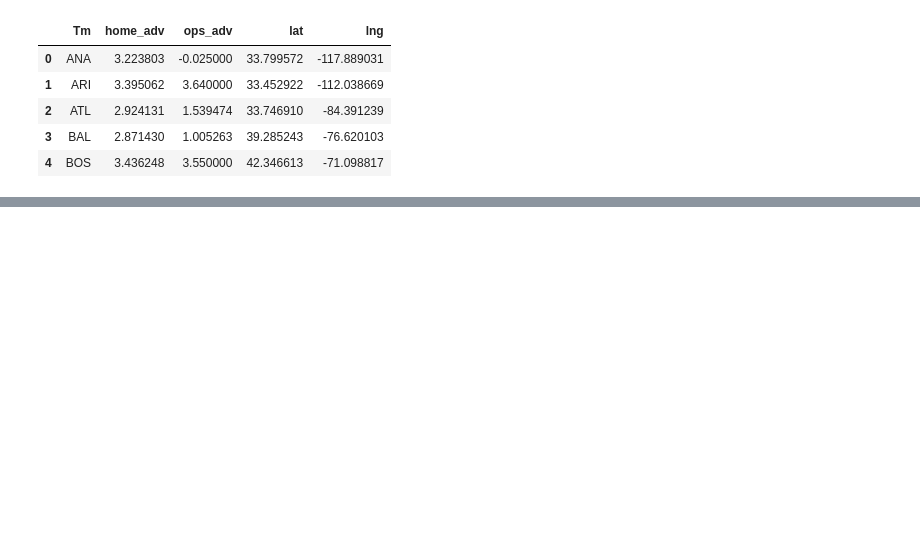
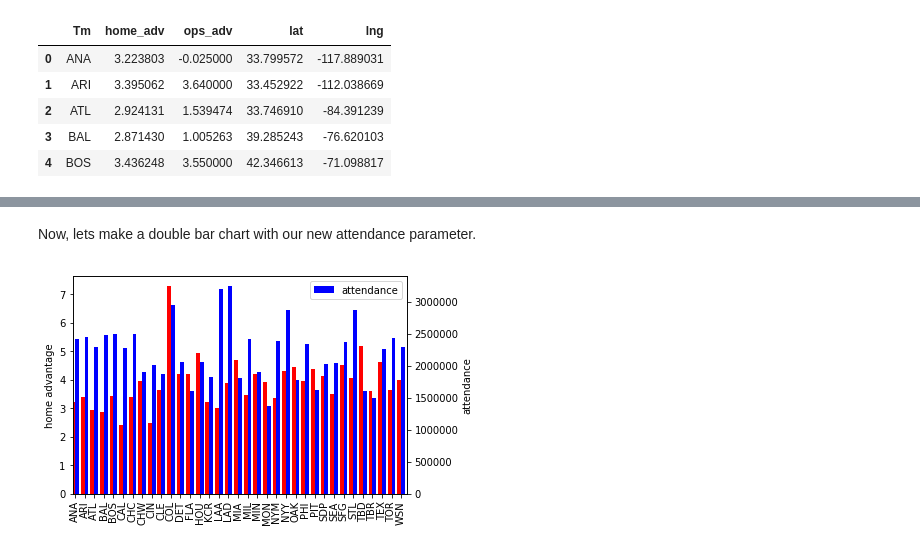
Before and after one commit to smeyer17/smeyer17.github.io, a Jupyter notebook: final_tutorial.ipynb, the cells around one changed output, grey strips where cells are left out. Cells and saved outputs as stored; diff of their text form; code cells hidden in the pictures; blank space fills up the shorter version.

```diff
--- a/final_tutorial.ipynb
+++ b/final_tutorial.ipynb
@@ -145,0 +203,23 @@ We can now try building a folium map using these coordinates and visualizing the
+# %%
+team_attendance = pd.read_csv('Teams.csv')
+team_attendance = team_attendance[team_attendance.yearID>1980]
+team_attendance = team_attendance[['yearID', 'teamID', 'attendance']]
+team_attendance.columns = ['Year', 'Tm', "attendance"]
+#convert bad codes
+team_attendance=team_attendance.replace('CHA', 'CHW')
+team_attendance=team_attendance.replace('CHN', 'CHC')
+team_attendance=team_attendance.replace('FLO', 'FLA')
+team_attendance=team_attendance.replace('KCA', 'KCR')
+team_attendance=team_attendance.replace('NYA', 'NYY')
+team_attendance=team_attendance.replace('NYN', 'NYM')
+team_attendance=team_attendance.replace('SDN', 'SDP')
+team_attendance=team_attendance.replace('TBA', 'TBR')
+team_attendance=team_attendance.replace('SLN', 'STL')
+team_attendance=team_attendance.replace('SFN', 'SFG')
+team_attendance=team_attendance.replace('ML4', 'TBD')
+team_attendance=team_attendance.replace('LAN', 'LAD')
+team_attendance=team_attendance.replace('WAS', 'WSN')
+#get average attendance with groupby and mean()
+avg_attendance = team_attendance.groupby(['Tm'], as_index=False)['attendance'].mean()
+team_avg_attend = team_avg.merge(right=avg_attendance, on='Tm')
+team_avg_attend.head()
@@ -145,0 +233,22 @@ We can now try building a folium map using these coordinates and visualizing the
+# %% [markdown]
+Now, lets make a double bar chart with our new attendance parameter.
+# %%
+fig = plt.figure()
+
+ax = fig.add_subplot(111)
+ax2 = ax.twinx()
+
+width = 0.4
+
+team_avg_attend.home_adv.plot(kind='bar', color='red', ax=ax, width=width, position=1)
+team_avg_attend.attendance.plot(kind='bar', color='blue', ax=ax2, width=width, position=0)
+
+team_names = ['ANA','ARI','ATL','BAL','BOS','CAL','CHC','CHW','CIN','CLE','COL','DET','FLA','HOU','KCR','LAA','LAD','MIA','MIL','MIN','MON','NYM','NYY','OAK','PHI','PIT','SDP','SEA','SFG','STL','TBD','TBR','TEX','TOR','WSN']
+y_pos = np.arange(len(team_names))
+ax2.set_ylabel('attendance')
+ax.set_ylabel('home advantage')
+plt.xticks(y_pos, team_names)
+plt.legend()
+plt.show()
+# %% [output]
+[figure, added]
```
Also changed, not shown: parts of 21 cells of this notebook.
